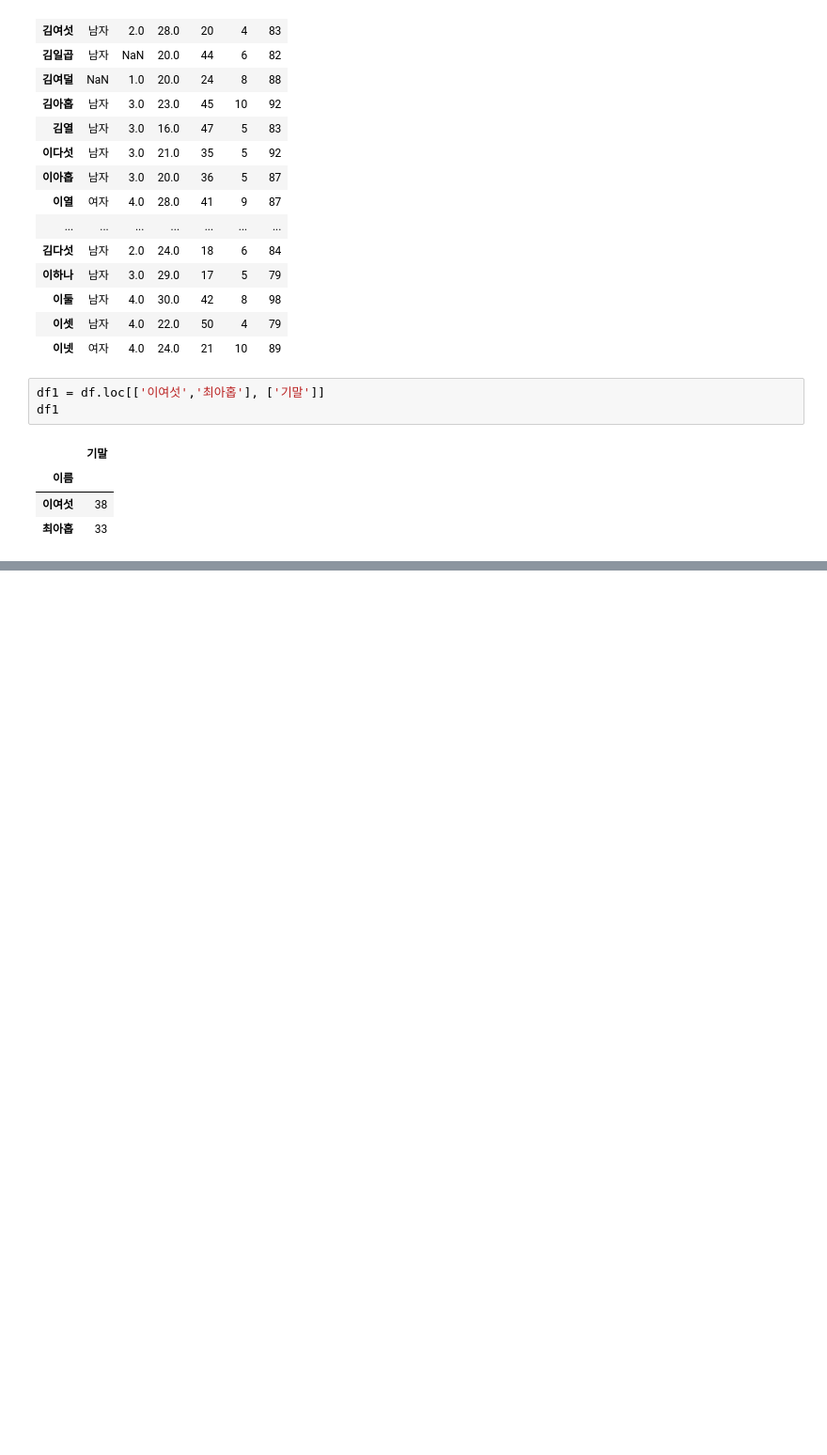
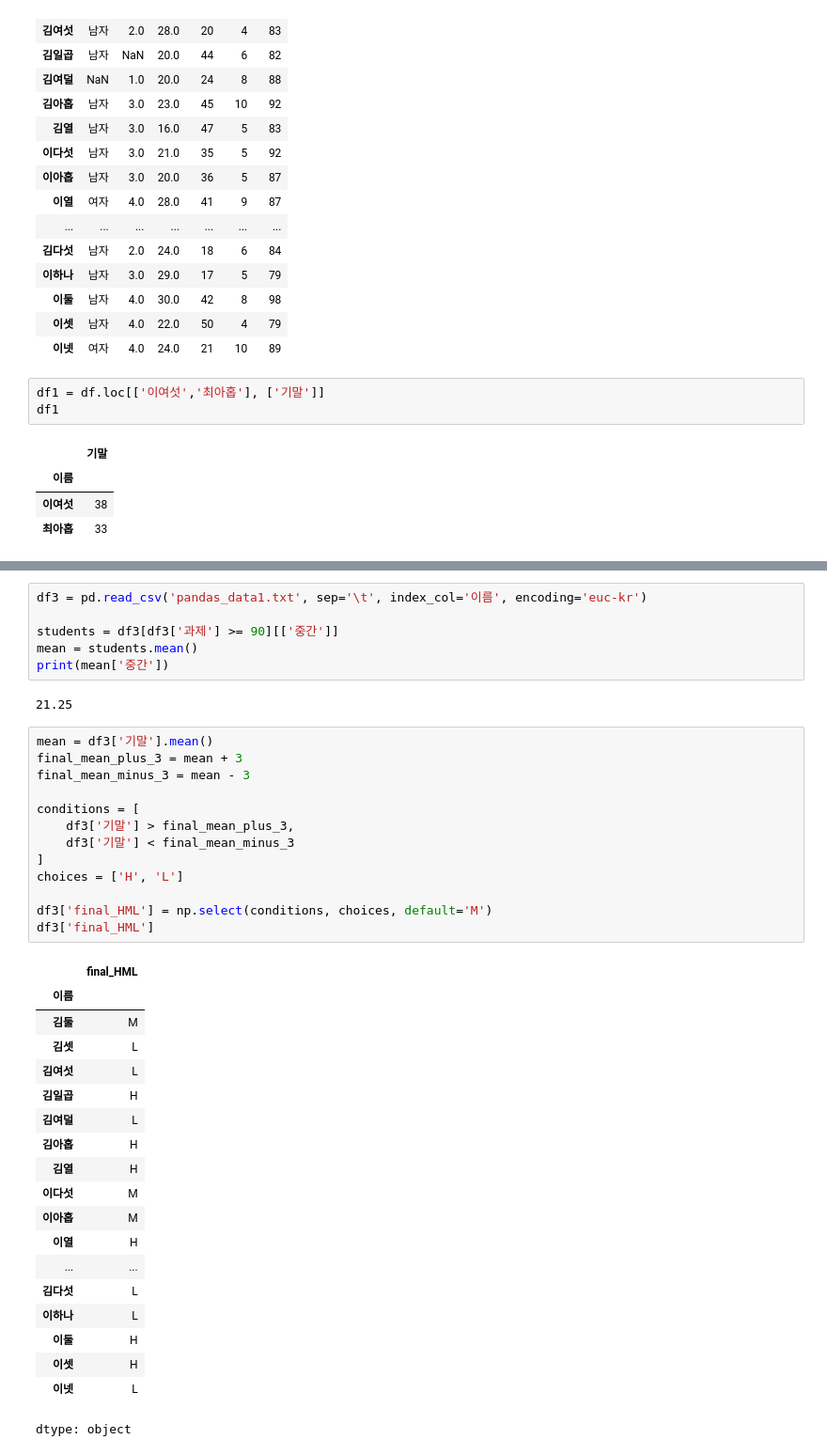
Before and after one commit to LIBY70/-goinhwal, a Jupyter notebook: hw2_22012167_노주호.ipynb, the cells around one changed output, grey strips where cells are left out. Shown at 94% size. Cells and saved outputs as stored; diff of their text form; blank space fills up the shorter version.

```diff
--- a/hw2_22012167_노주호.ipynb
+++ b/hw2_22012167_노주호.ipynb
@@ -78,0 +92,41 @@ TypeError: cannot do slice indexing on Index with these indexers [-6] of type in
+# %%
+df3 = pd.read_csv('pandas_data1.txt', sep='\t', index_col='이름', encoding='euc-kr')
+
+students = df3[df3['과제'] >= 90][['중간']]
+mean = students.mean()
+print(mean['중간'])
+# %% [output]
+21.25
+# %%
+mean = df3['기말'].mean()
+final_mean_plus_3 = mean + 3
+final_mean_minus_3 = mean - 3
+
+conditions = [
+    df3['기말'] > final_mean_plus_3,
+    df3['기말'] < final_mean_minus_3
+]
+choices = ['H', 'L']
+
+df3['final_HML'] = np.select(conditions, choices, default='M')
+df3['final_HML']
+# %% [output]
+|  | final_HML |
+| 이름 |  |
+| 김둘 | M |
+| 김셋 | L |
+| 김여섯 | L |
+| 김일곱 | H |
+| 김여덜 | L |
+| 김아홉 | H |
+| 김열 | H |
+| 이다섯 | M |
+| 이아홉 | M |
+| 이열 | H |
+| ... | ... |
+| 김다섯 | L |
+| 이하나 | L |
+| 이둘 | H |
+| 이셋 | H |
+| 이넷 | L |
+dtype: object
```
Also changed, not shown: parts of 10 cells of this notebook.
